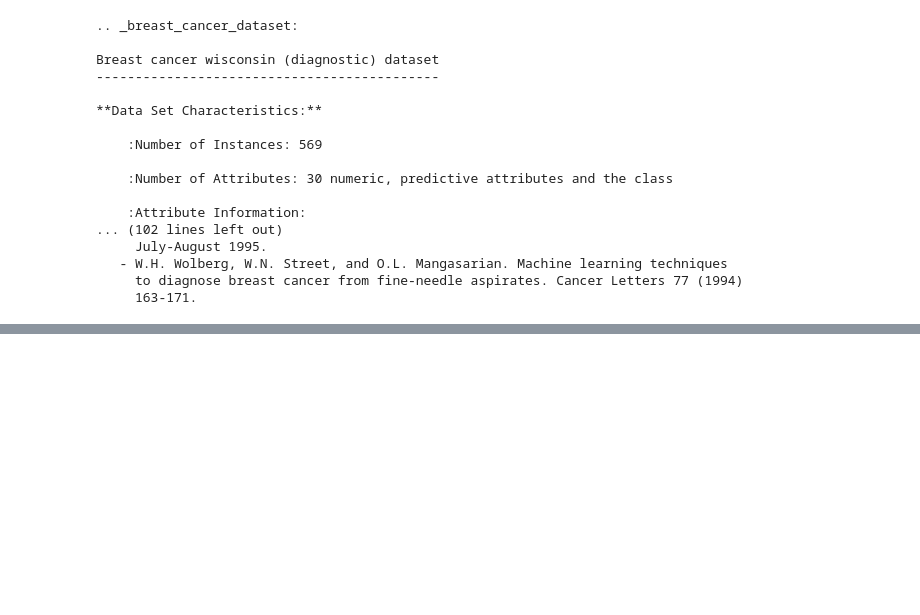
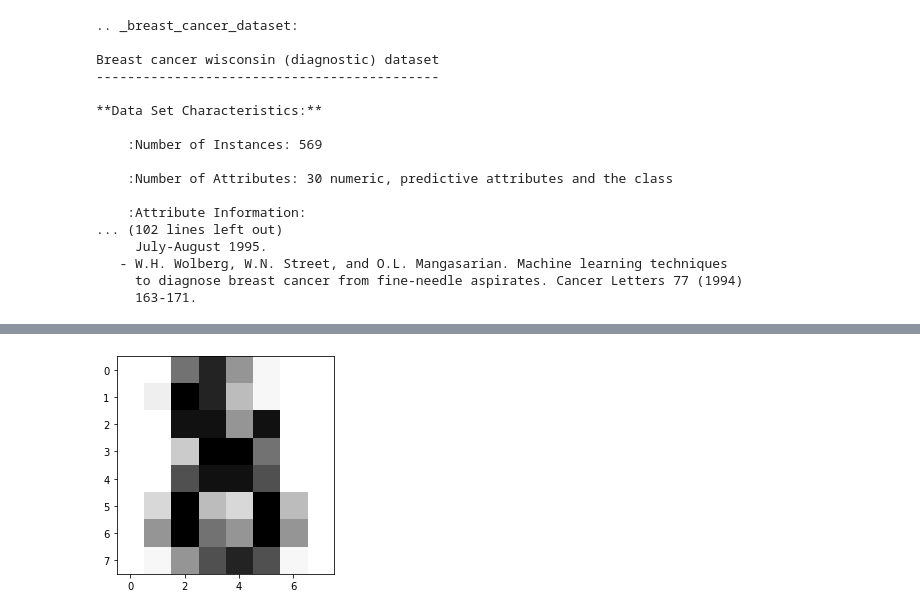
Before and after one commit to Arjunkalidas/data-scientifico, a Jupyter notebook: ExploringDatasets.ipynb, the cells around one changed output, grey strips where cells are left out. Cells and saved outputs as stored; diff of their text form; code cells hidden in the pictures; blank space fills up the shorter version.

Commit message:
updating the exploring datasets jupyter notebook

```diff
--- a/ExploringDatasets.ipynb
+++ b/ExploringDatasets.ipynb
@@ -28,0 +206,2 @@ Breast cancer wisconsin (diagnostic) dataset
+# %%
+digits_dataset = load_digits(n_class=10)
@@ -28,0 +234,5 @@ Breast cancer wisconsin (diagnostic) dataset
+# %%
+plt.imshow(digits_dataset.images[1796], cmap='Greys')
+plt.show()
+# %% [output]
+[figure, added]
```
Also changed, not shown: parts of 27 cells of this notebook.
